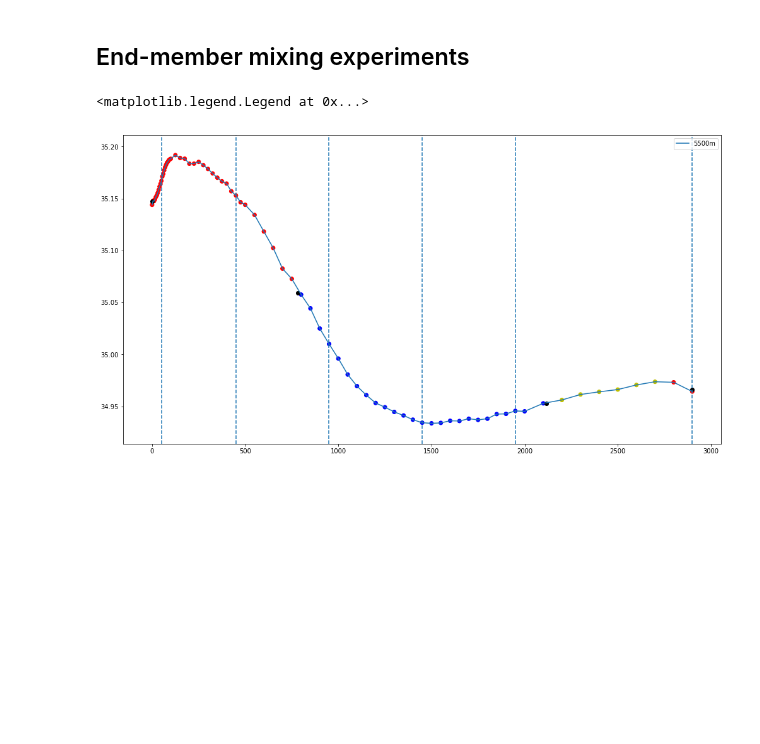
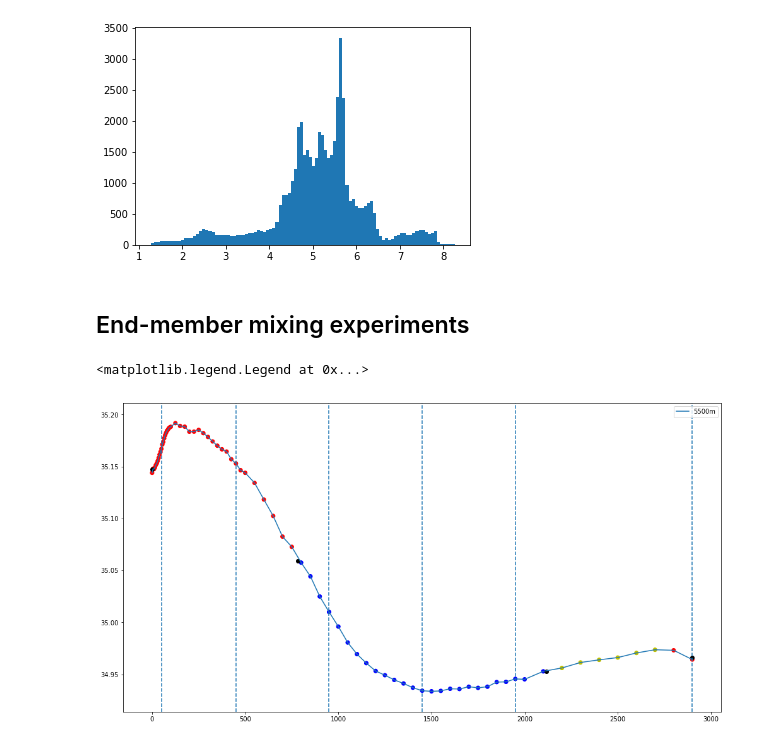
Before and after one commit to jordanplanders/Thinkful, a Jupyter notebook: Capstone Project/watercol_connectedness.ipynb, the cells around one changed output. Saved outputs shown, nothing was run; the diff lists cells and outputs as text; code cells hidden in the pictures; blank space fills up the shorter version.

```diff
--- a/Capstone Project/watercol_connectedness.ipynb
+++ b/Capstone Project/watercol_connectedness.ipynb
@@ -308,3 +303,15 @@ for tracer in tracer_d.keys():
+# %%
+import pandas as pd
+counts, bin_edges, patches = plt.hist(dataset._feat_data, bins = 100)
+
+bin_nums = []
+for point in dataset._feat_data:
+    ik = 0
+    while point > bin_edges[ik]
+        ik+=1
+    bin_nums.append(ik)
+# %% [output]
+[figure, added]
 # %% [markdown]
 ## End-member mixing experiments
 # %%
```
Also changed, not shown: parts of 6 cells of this notebook.
